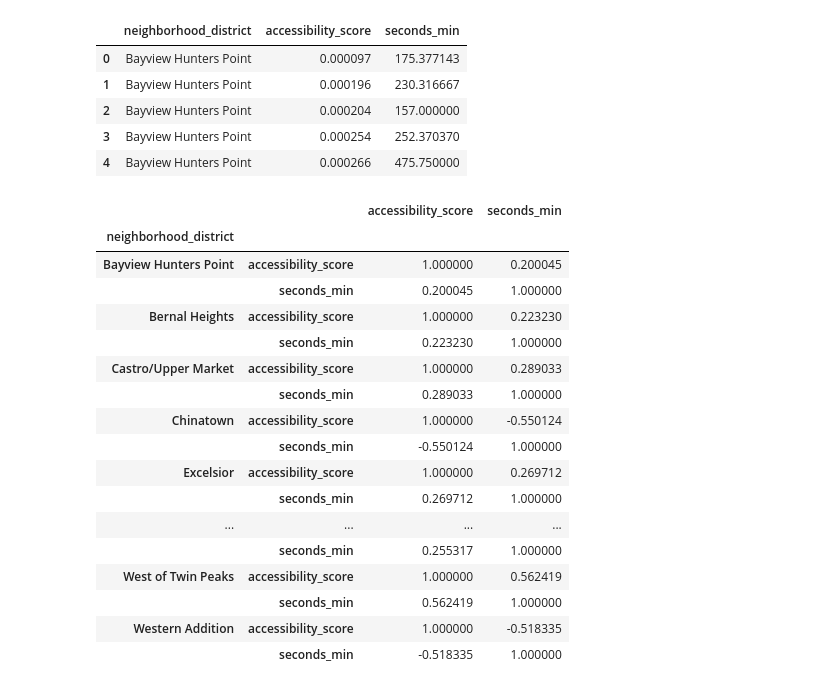
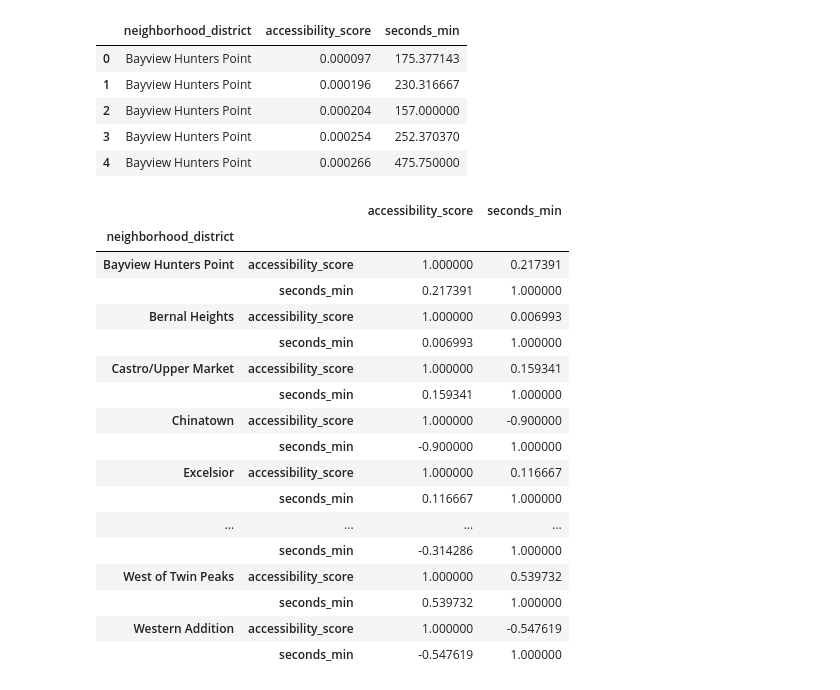
Before and after one commit to mjgood4/firstrespondersites, a Jupyter notebook: notebooks/2SFCA Response Time Correlations.ipynb, the cells around one changed output. Drawn from its saved outputs; the diff is of its cells as text; code cells hidden in the pictures.

```diff
--- a/notebooks/2SFCA Response Time Correlations.ipynb
+++ b/notebooks/2SFCA Response Time Correlations.ipynb
@@ -180,23 +186,23 @@ model_data_agg.head()
 | 4 | Bayview Hunters Point | 0.000266 | 475.750000 |
 # %%
 pd.set_option('display.max_rows', 82)
-model_data_agg.loc[:, ['accessibility_score', 'seconds_min', 'neighborhood_district']].groupby('neighborhood_district').corr()
+model_data_agg.loc[:, ['accessibility_score', 'seconds_min', 'neighborhood_district']].groupby('neighborhood_district').corr(method="spearman")
 # %% [output]
 |  |  | accessibility_score | seconds_min |
 | neighborhood_district |  |  |  |
-| Bayview Hunters Point | accessibility_score | 1.000000 | 0.200045 |
-|  | seconds_min | 0.200045 | 1.000000 |
-| Bernal Heights | accessibility_score | 1.000000 | 0.223230 |
-|  | seconds_min | 0.223230 | 1.000000 |
-| Castro/Upper Market | accessibility_score | 1.000000 | 0.289033 |
-|  | seconds_min | 0.289033 | 1.000000 |
-| Chinatown | accessibility_score | 1.000000 | -0.550124 |
-|  | seconds_min | -0.550124 | 1.000000 |
-| Excelsior | accessibility_score | 1.000000 | 0.269712 |
-|  | seconds_min | 0.269712 | 1.000000 |
+| Bayview Hunters Point | accessibility_score | 1.000000 | 0.217391 |
+|  | seconds_min | 0.217391 | 1.000000 |
+| Bernal Heights | accessibility_score | 1.000000 | 0.006993 |
+|  | seconds_min | 0.006993 | 1.000000 |
+| Castro/Upper Market | accessibility_score | 1.000000 | 0.159341 |
+|  | seconds_min | 0.159341 | 1.000000 |
+| Chinatown | accessibility_score | 1.000000 | -0.900000 |
+|  | seconds_min | -0.900000 | 1.000000 |
+| Excelsior | accessibility_score | 1.000000 | 0.116667 |
+|  | seconds_min | 0.116667 | 1.000000 |
 | ... | ... | ... | ... |
-|  | seconds_min | 0.255317 | 1.000000 |
-| West of Twin Peaks | accessibility_score | 1.000000 | 0.562419 |
-|  | seconds_min | 0.562419 | 1.000000 |
-| Western Addition | accessibility_score | 1.000000 | -0.518335 |
-|  | seconds_min | -0.518335 | 1.000000 |
+|  | seconds_min | -0.314286 | 1.000000 |
+| West of Twin Peaks | accessibility_score | 1.000000 | 0.539732 |
+|  | seconds_min | 0.539732 | 1.000000 |
+| Western Addition | accessibility_score | 1.000000 | -0.547619 |
+|  | seconds_min | -0.547619 | 1.000000 |
```
Also changed, not shown: parts of 1 cell of this notebook.
